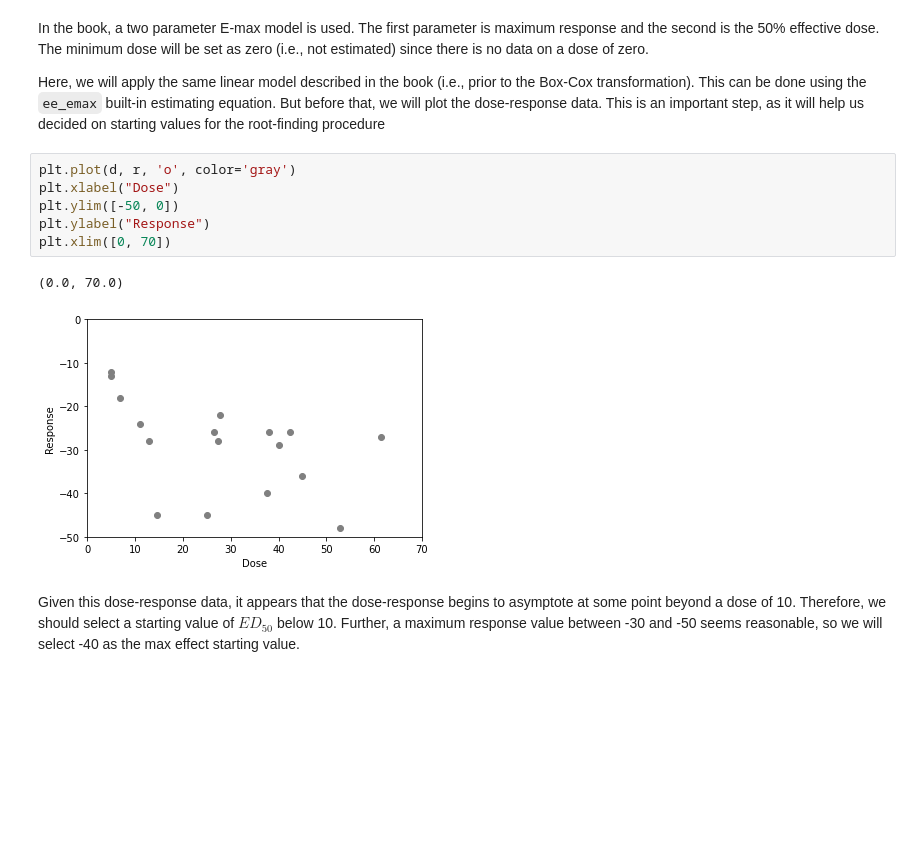
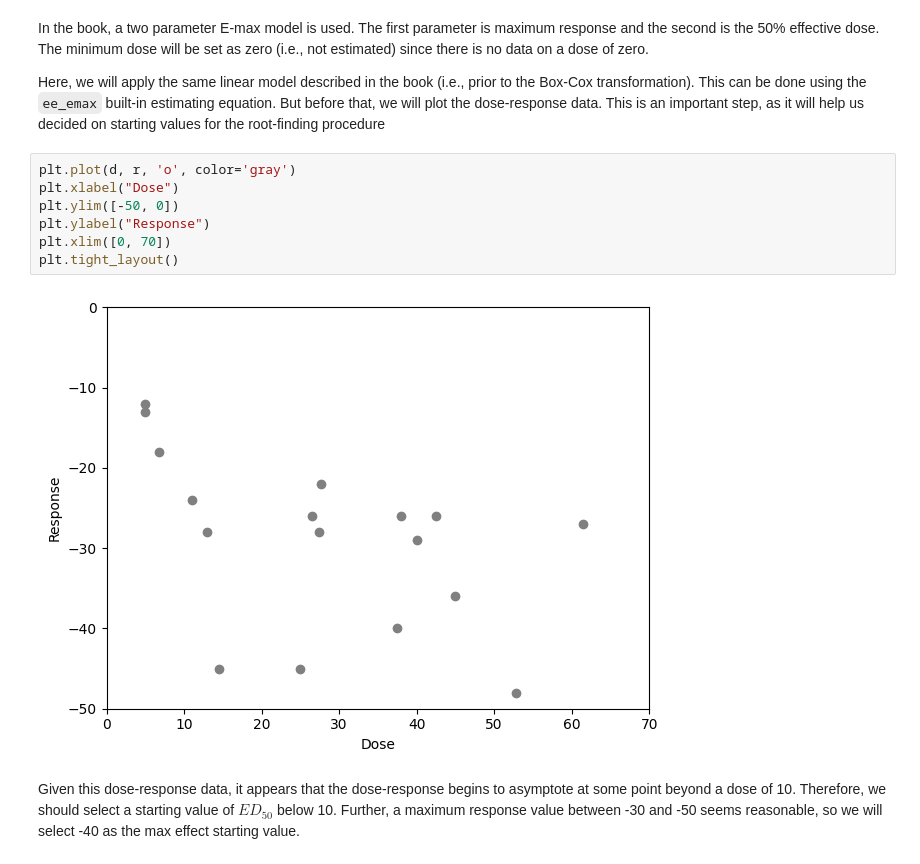
Before and after one commit to pzivich/Delicatessen, a Jupyter notebook: docs/Examples/Bonate-Pharmaco.ipynb, the cells around one changed output. Cells and saved outputs as stored; diff of their text form; blank space fills up the shorter version.

```diff
--- a/docs/Examples/Bonate-Pharmaco.ipynb
+++ b/docs/Examples/Bonate-Pharmaco.ipynb
@@ -51,12 +52,12 @@ Here, we will apply the same linear model described in the book (i.e., prior to
 # %%
 plt.plot(d, r, 'o', color='gray')
 plt.xlabel("Dose")
 plt.ylim([-50, 0])
 plt.ylabel("Response")
 plt.xlim([0, 70])
+plt.tight_layout()
 # %% [output]
-(0.0, 70.0)
-[figure, old version]
+[figure, new version]
 # %% [markdown]
 Given this dose-response data, it appears that the dose-response begins to asymptote at some point beyond a dose of 10. Therefore, we should select a starting value of $ED_{50}$ below 10. Further, a maximum response value between -30 and -50 seems reasonable, so we will select -40 as the max effect starting value.
 # %%
```
Also changed, not shown: parts of 21 cells of this notebook.
